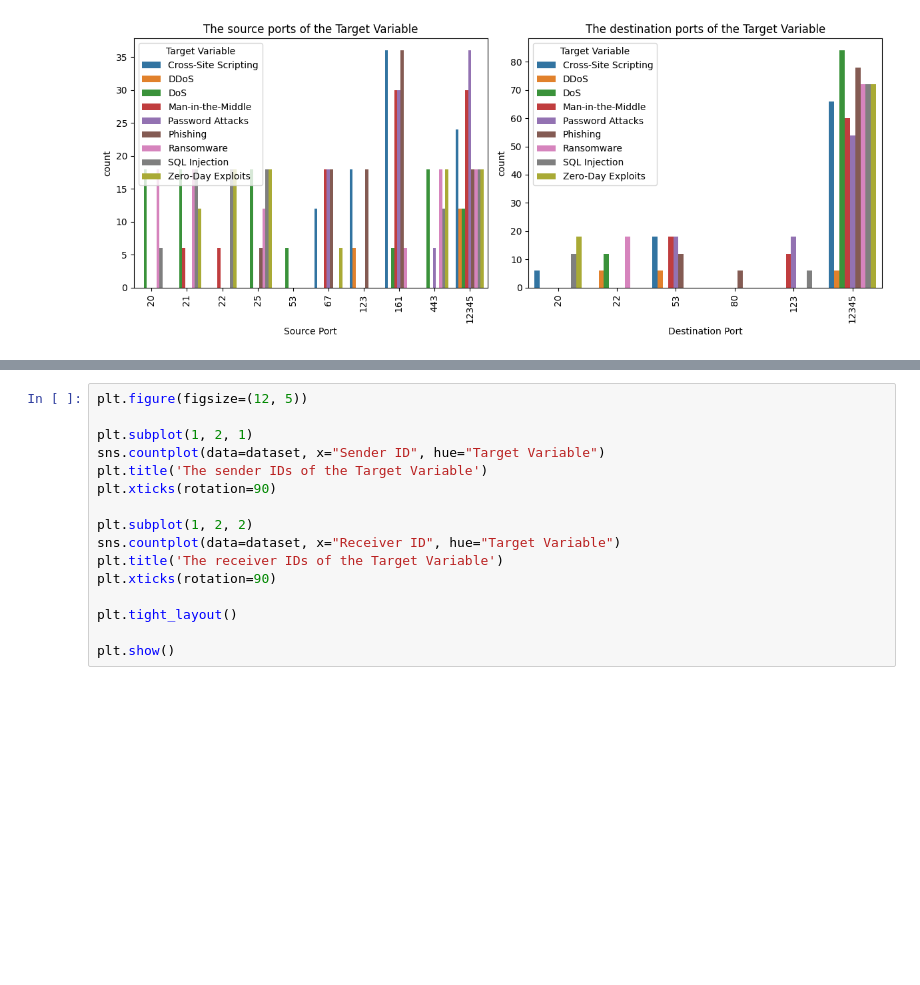
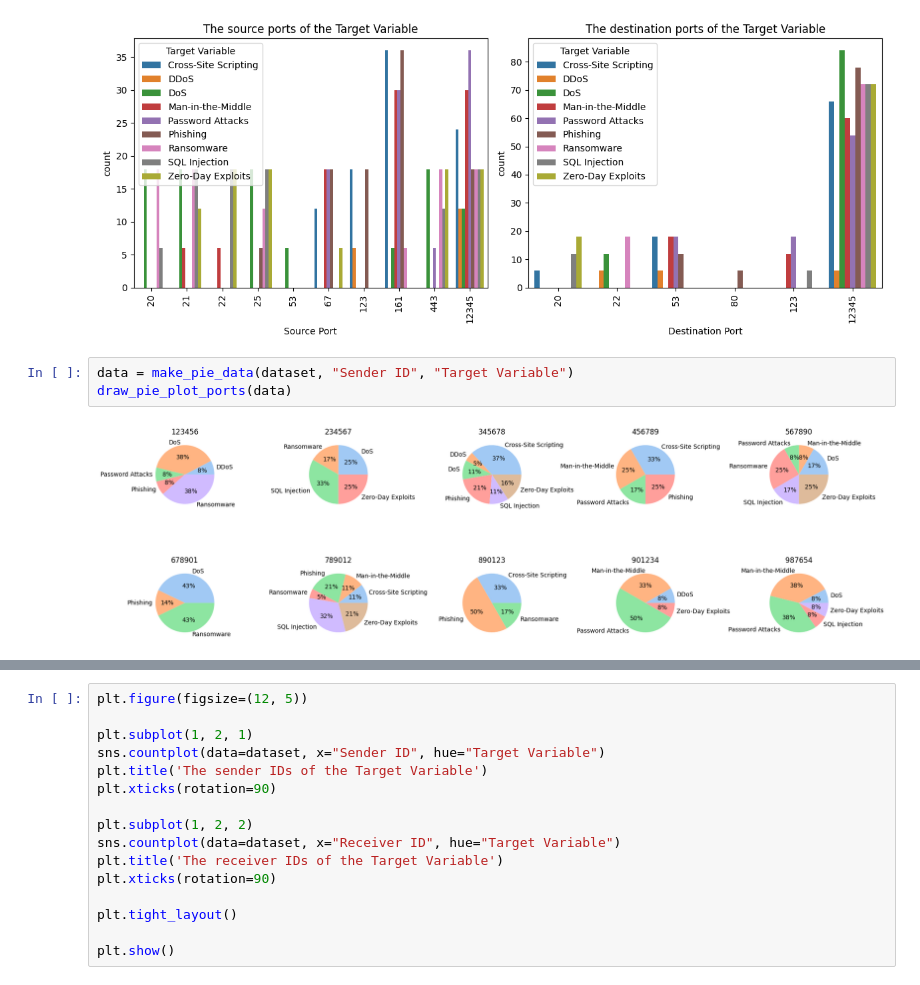
Before and after one commit to relmarrakchy/Cyber-Threat-Detection, a Jupyter notebook: Cyber_threat_detection.ipynb, the cells around one changed output, grey strips where cells are left out. Saved outputs shown, nothing was run; the diff lists cells and outputs as text; blank space fills up the shorter version.

```diff
--- a/Cyber_threat_detection.ipynb
+++ b/Cyber_threat_detection.ipynb
@@ -216,3 +231,8 @@ plt.tight_layout()
 plt.show()
 # %% [output]
 [figure]
+# %%
+data = make_pie_data(dataset, "Sender ID", "Target Variable")
+draw_pie_plot_ports(data)
+# %% [output]
+[figure, added]
```
Also changed, not shown: parts of 5 cells of this notebook.
